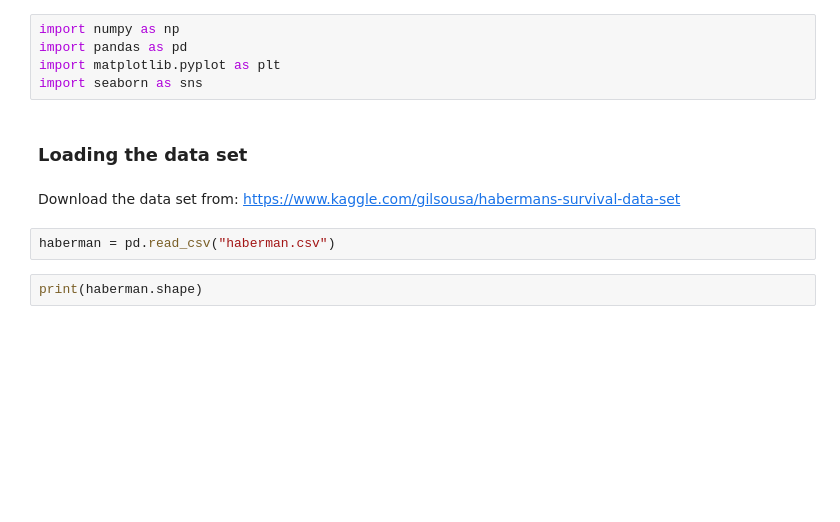
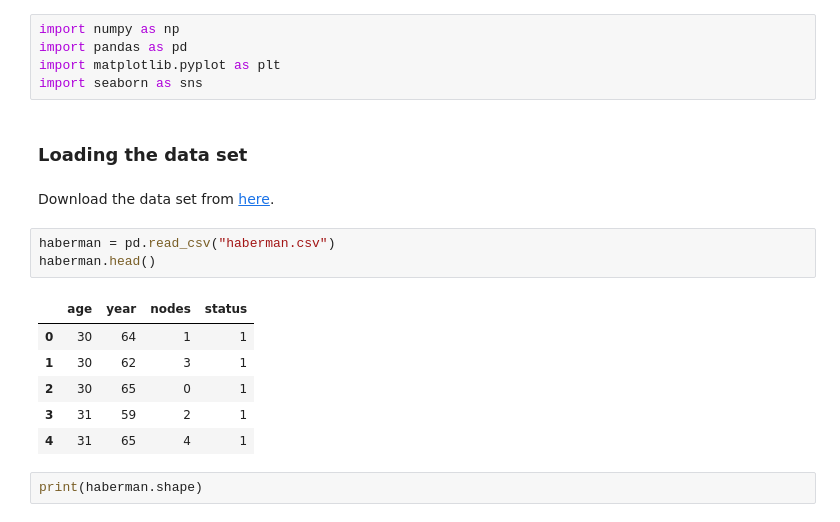
Before and after one commit to deveshSingh06/Exploratory-Data-Analysis-on-Haberman-s-Survival-Data-Set, a Jupyter notebook: Exploratory Data Analysis on Haberman's Survival Data Set.ipynb, the cells around one changed output. Drawn from its saved outputs; the diff is of its cells as text; blank space fills up the shorter version.

```diff
--- a/Exploratory Data Analysis on Haberman's Survival Data Set.ipynb
+++ b/Exploratory Data Analysis on Haberman's Survival Data Set.ipynb
@@ -8,9 +8,17 @@ import seaborn as sns
 # %% [markdown]
 ### Loading the data set
 # %% [markdown]
-Download the data set from: https://www.kaggle.com/gilsousa/habermans-survival-data-set
+Download the data set from [here](https://www.kaggle.com/gilsousa/habermans-survival-data-set).
 # %%
 haberman = pd.read_csv("haberman.csv")
+haberman.head()
+# %% [output]
+|  | age | year | nodes | status |
+| 0 | 30 | 64 | 1 | 1 |
+| 1 | 30 | 62 | 3 | 1 |
+| 2 | 30 | 65 | 0 | 1 |
+| 3 | 31 | 59 | 2 | 1 |
+| 4 | 31 | 65 | 4 | 1 |
 # %%
 print(haberman.shape)
 # %% [output]
```
Also changed, not shown: parts of 1 cell of this notebook.
